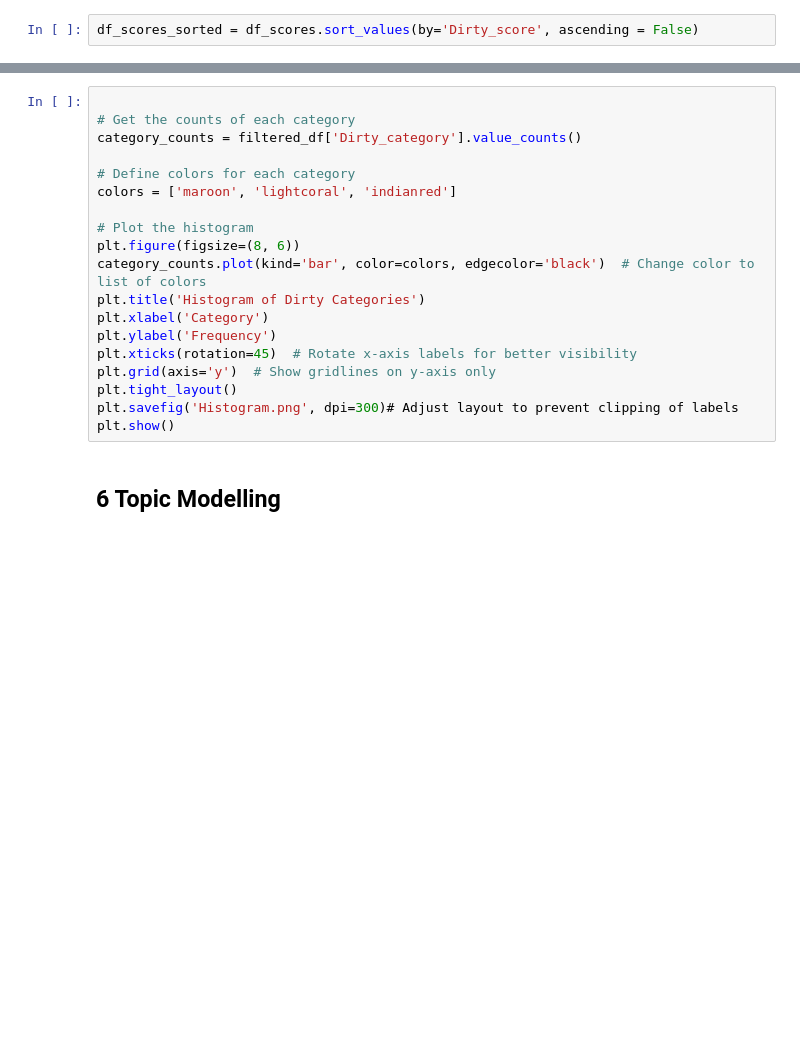
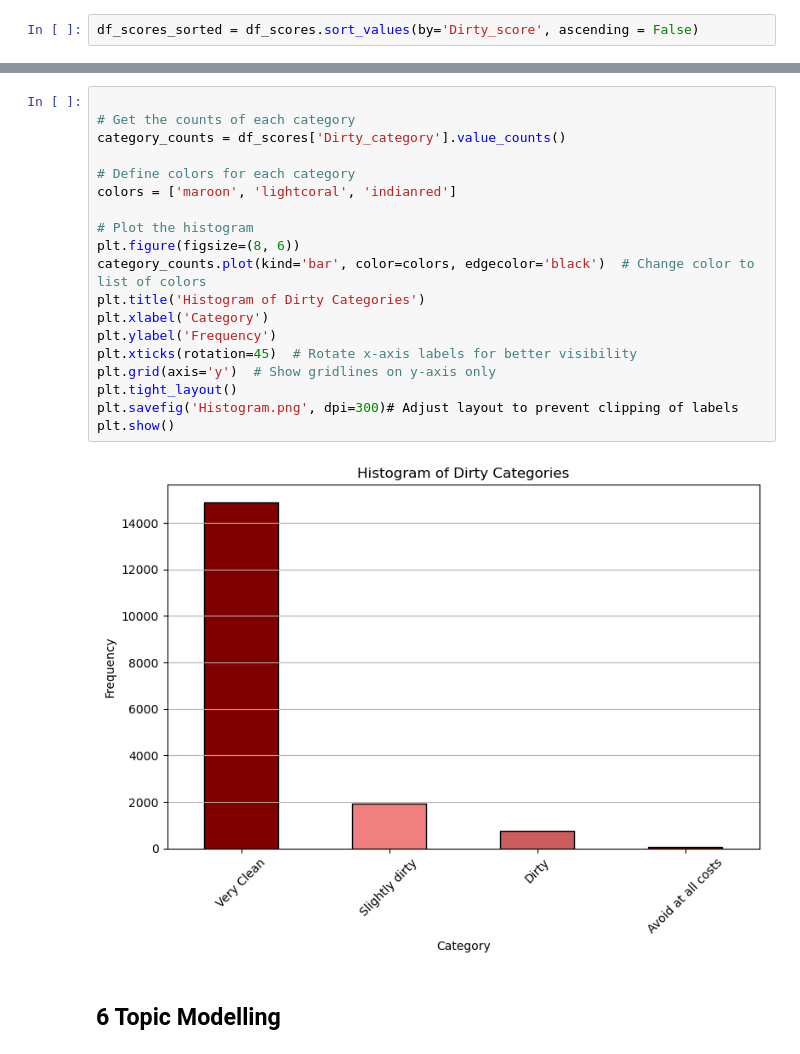
Before and after one commit to olliehanlon/Find_my_perfect_Airbnb, a Jupyter notebook: Capstone_version_2.ipynb, the cells around one changed output, grey strips where cells are left out. Cells and saved outputs as stored; diff of their text form; blank space fills up the shorter version.

```diff
--- a/Capstone_version_2.ipynb
+++ b/Capstone_version_2.ipynb
@@ -489,22 +549,24 @@ print(value_counts)
 # %%
 
 # Get the counts of each category
-category_counts = filtered_df['Dirty_category'].value_counts()
+category_counts = df_scores['Dirty_category'].value_counts()
 
 # Define colors for each category
 colors = ['maroon', 'lightcoral', 'indianred']
 
 # Plot the histogram
 plt.figure(figsize=(8, 6))
 category_counts.plot(kind='bar', color=colors, edgecolor='black')  # Change color to list of colors
 plt.title('Histogram of Dirty Categories')
 plt.xlabel('Category')
 plt.ylabel('Frequency')
 plt.xticks(rotation=45)  # Rotate x-axis labels for better visibility
 plt.grid(axis='y')  # Show gridlines on y-axis only
 plt.tight_layout()
 plt.savefig('Histogram.png', dpi=300)# Adjust layout to prevent clipping of labels
 plt.show()
+# %% [output]
+[figure, added]
 # %% [markdown]
 ## 6 Topic Modelling
 # %%
```
Also changed, not shown: parts of 19 cells of this notebook, 1 other file.
